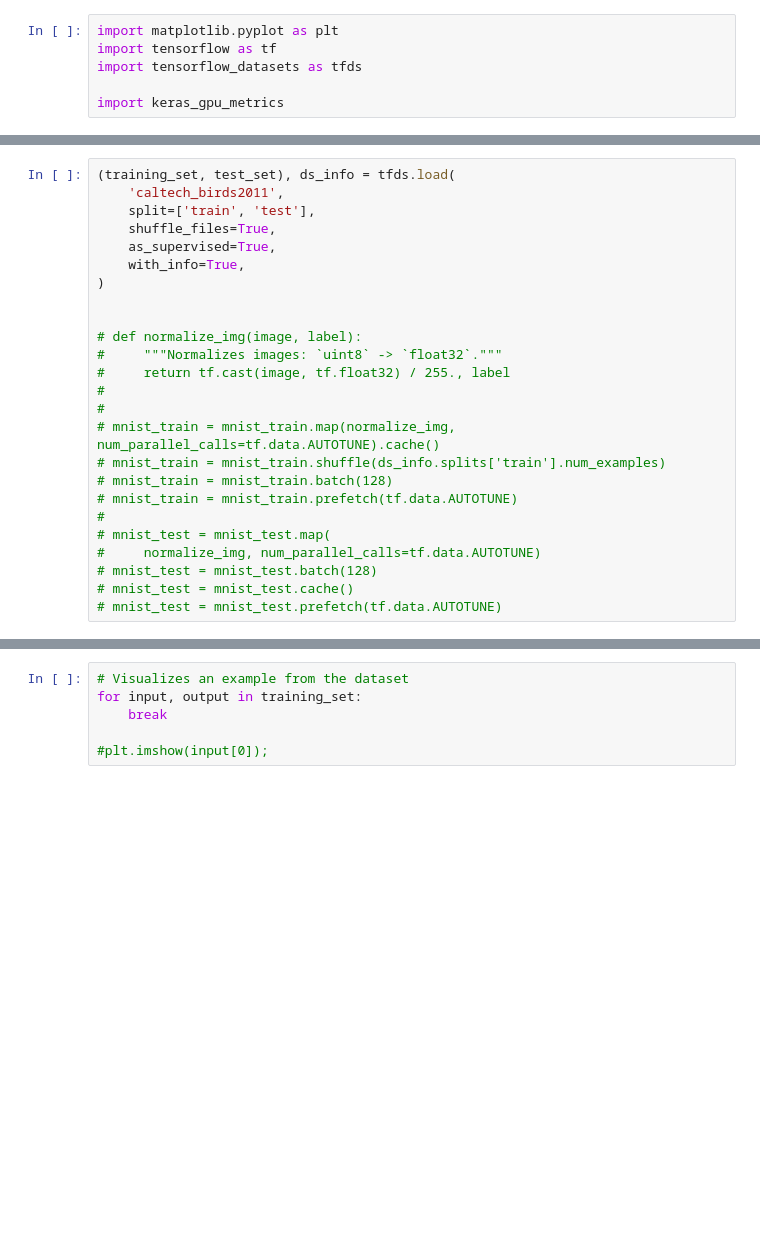
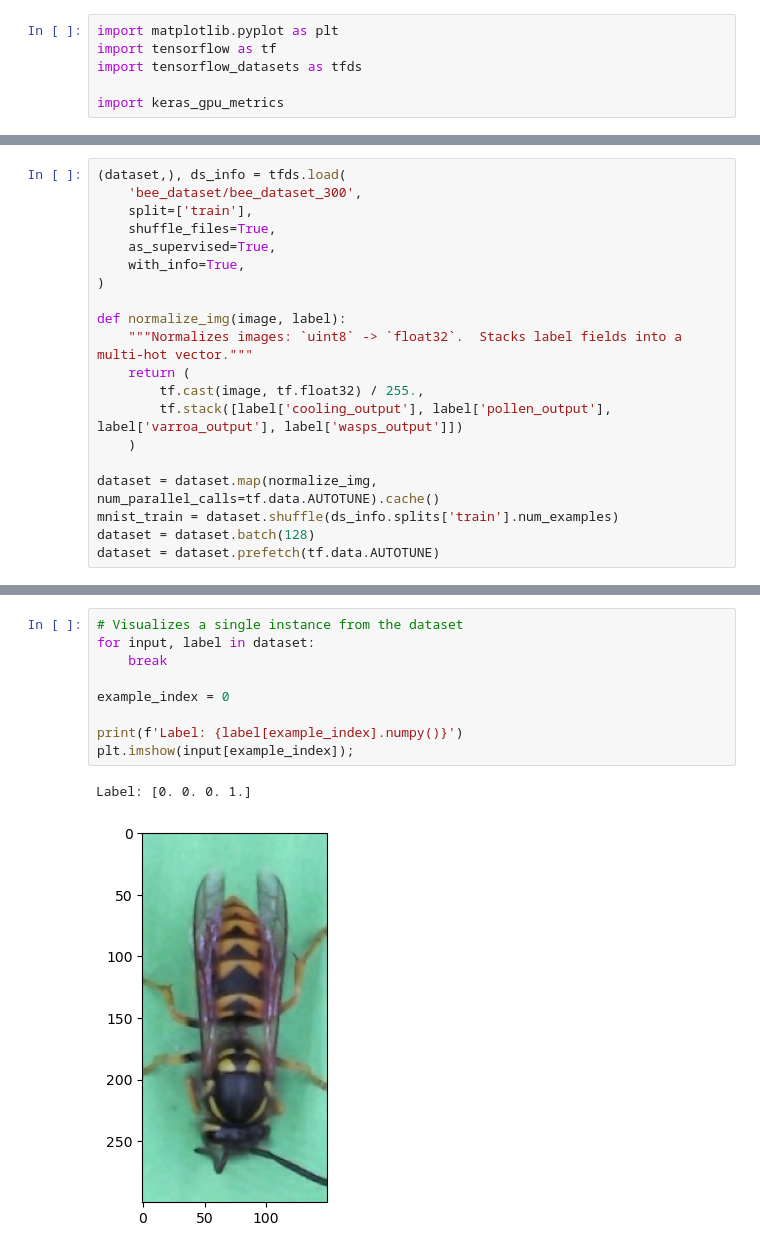
Before and after one commit to dantreiman/keras-gpu-metrics, a Jupyter notebook: gpu_metrics_example.ipynb, the cells around one changed output, grey strips where cells are left out. Saved outputs shown, nothing was run; the diff lists cells and outputs as text; blank space fills up the shorter version.

```diff
--- a/gpu_metrics_example.ipynb
+++ b/gpu_metrics_example.ipynb
@@ -7,25 +13,20 @@ import keras_gpu_metrics
 # %%
-(training_set, test_set), ds_info = tfds.load(
-    'caltech_birds2011',
-    split=['train', 'test'],
+(dataset,), ds_info = tfds.load(
+    'bee_dataset/bee_dataset_300',
+    split=['train'],
     shuffle_files=True,
     as_supervised=True,
     with_info=True,
 )
 
+def normalize_img(image, label):
+    """Normalizes images: `uint8` -> `float32`.  Stacks label fields into a multi-hot vector."""
+    return (
+        tf.cast(image, tf.float32) / 255.,
+        tf.stack([label['cooling_output'], label['pollen_output'], label['varroa_output'], label['wasps_output']])
+    )
 
-# def normalize_img(image, label):
-#     """Normalizes images: `uint8` -> `float32`."""
-#     return tf.cast(image, tf.float32) / 255., label
-#
-#
-# mnist_train = mnist_train.map(normalize_img, num_parallel_calls=tf.data.AUTOTUNE).cache()
-# mnist_train = mnist_train.shuffle(ds_info.splits['train'].num_examples)
-# mnist_train = mnist_train.batch(128)
-# mnist_train = mnist_train.prefetch(tf.data.AUTOTUNE)
-#
-# mnist_test = mnist_test.map(
-#     normalize_img, num_parallel_calls=tf.data.AUTOTUNE)
-# mnist_test = mnist_test.batch(128)
-# mnist_test = mnist_test.cache()
-# mnist_test = mnist_test.prefetch(tf.data.AUTOTUNE)
+dataset = dataset.map(normalize_img, num_parallel_calls=tf.data.AUTOTUNE).cache()
+mnist_train = dataset.shuffle(ds_info.splits['train'].num_examples)
+dataset = dataset.batch(128)
+dataset = dataset.prefetch(tf.data.AUTOTUNE)
@@ -35,6 +33,12 @@ Dl Completed...: 0 url [00:00, ? url/s]
 # %%
-# Visualizes an example from the dataset
-for input, output in training_set:
+# Visualizes a single instance from the dataset
+for input, label in dataset:
     break
 
-#plt.imshow(input[0]);
+example_index = 0
+
+print(f'Label: {label[example_index].numpy()}')
+plt.imshow(input[example_index]);
+# %% [output]
+Label: [0. 0. 0. 1.]
+[figure, added]
```
Also changed, not shown: parts of 9 cells of this notebook, 3 other files.
